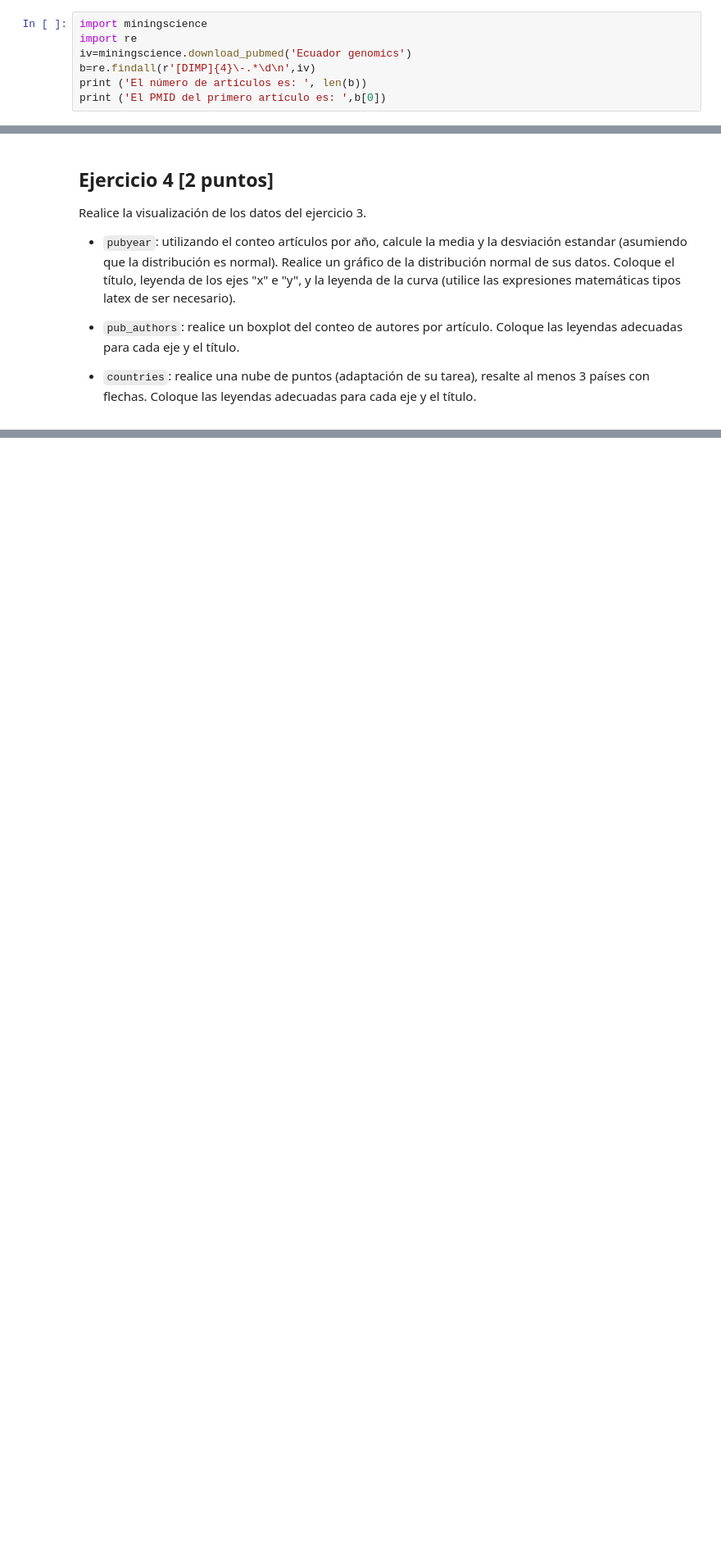
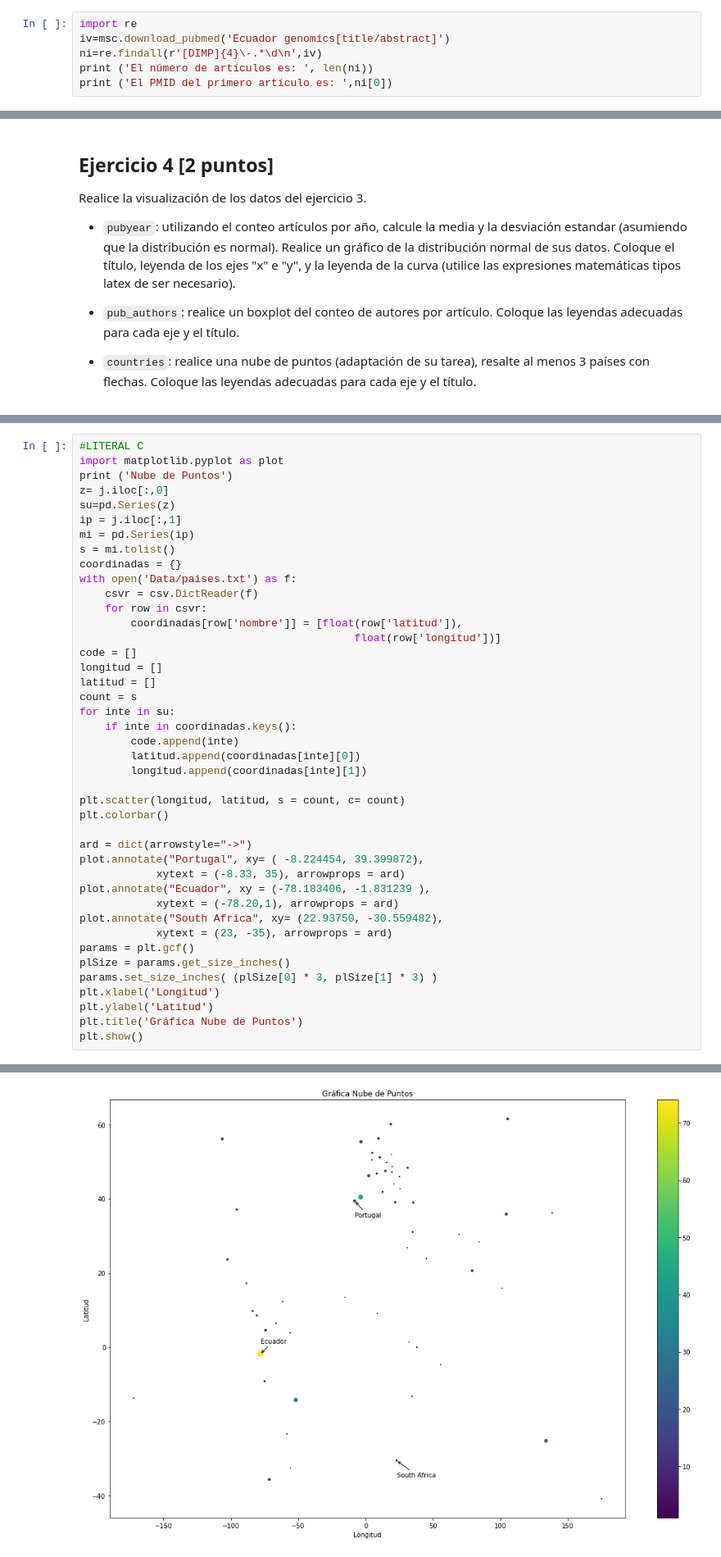
Before and after one commit to Josara12/GBI6_ExamenPython, a Jupyter notebook: ExamenParcialPython.ipynb, the cells around one changed output, grey strips where cells are left out. Shown at 82% size. Drawn from its saved outputs; the diff is of its cells as text; blank space fills up the shorter version.

````diff
--- a/ExamenParcialPython.ipynb
+++ b/ExamenParcialPython.ipynb
@@ -60,10 +60,9 @@
 
 ```
 # %%
-import miningscience
 import re
-iv=miningscience.download_pubmed('Ecuador genomics')
-b=re.findall(r'[DIMP]{4}\-.*\d\n',iv)
-print ('El número de artículos es: ', len(b))
-print ('El PMID del primero artículo es: ',b[0])
+iv=msc.download_pubmed('Ecuador genomics[title/abstract]')
+ni=re.findall(r'[DIMP]{4}\-.*\d\n',iv)
+print ('El número de artículos es: ', len(ni))
+print ('El PMID del primero artículo es: ',ni[0])
 # %% [output]
@@ -228,0 +185,43 @@ ValueError: x and y must be the same size
+# %%
+#LITERAL C
+import matplotlib.pyplot as plot
+print ('Nube de Puntos')
+z= j.iloc[:,0]
+su=pd.Series(z)
+ip = j.iloc[:,1]
+mi = pd.Series(ip)
+s = mi.tolist()
+coordinadas = {}
+with open('Data/paises.txt') as f:
+    csvr = csv.DictReader(f)
+    for row in csvr:
+        coordinadas[row['nombre']] = [float(row['latitud']),
+                                           float(row['longitud'])]
+code = []
+longitud = []
+latitud = []
+count = s
+for inte in su:
+    if inte in coordinadas.keys():
+        code.append(inte)
+        latitud.append(coordinadas[inte][0])
+        longitud.append(coordinadas[inte][1])
+
+plt.scatter(longitud, latitud, s = count, c= count)
+plt.colorbar()
+
+ard = dict(arrowstyle="->")
+plot.annotate("Portugal", xy= ( -8.224454, 39.399872),
+            xytext = (-8.33, 35), arrowprops = ard)
+plot.annotate("Ecuador", xy = (-78.183406, -1.831239 ),
+            xytext = (-78.20,1), arrowprops = ard)
+plot.annotate("South Africa", xy= (22.93750, -30.559482),
+            xytext = (23, -35), arrowprops = ard)
+params = plt.gcf()
+plSize = params.get_size_inches()
+params.set_size_inches( (plSize[0] * 3, plSize[1] * 3) )
+plt.xlabel('Longitud')
+plt.ylabel('Latitud')
+plt.title('Gráfica Nube de Puntos')
+plt.show()
+# %% [output]
@@ -229,3 +229,4 @@ ValueError: x and y must be the same size
+[figure, added]
 # %% [markdown]
 ## Ejercicio 5 [1 punto]
 
````
Also changed, not shown: parts of 8 cells of this notebook.
